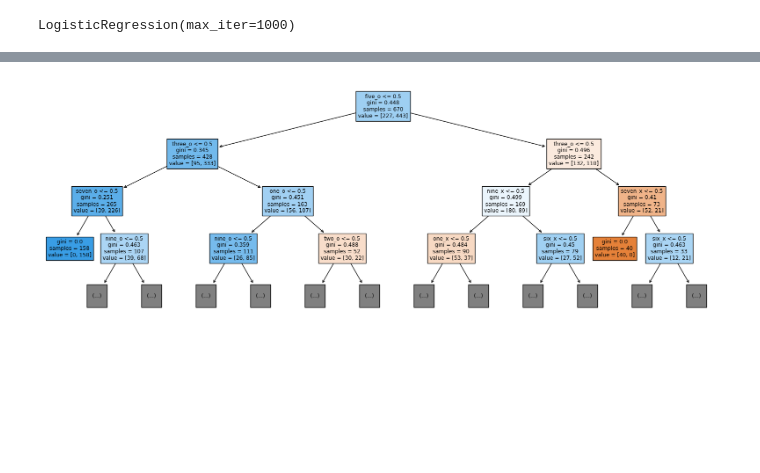
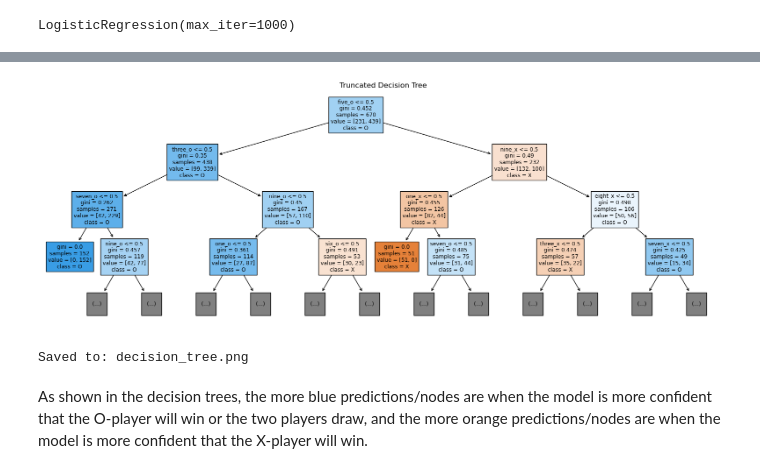
Before and after one commit to Patricker75/Data-Science-Project, a Jupyter notebook: DataExploration.ipynb, the cells around one changed output, grey strips where cells are left out. Drawn from its saved outputs; the diff is of its cells as text; code cells hidden in the pictures; blank space fills up the shorter version.

Commit message:
finished decision tree gini

```diff
--- a/DataExploration.ipynb
+++ b/DataExploration.ipynb
@@ -200,14 +200,32 @@ plt.show()
 # %%
 from sklearn.tree import plot_tree
 from matplotlib import rcParams
 
 features = X.columns
 
 rcParams['figure.figsize'] = (20, 7)
 
-fig = plt.plot(figsize=(100, 100))
-tree_plot = plot_tree(tree, filled=True, feature_names=features, max_depth=3)
+short = plot_tree(tree, filled=True, feature_names=features, max_depth=3, class_names=['X', 'O'])
+
+plt.title('Truncated Decision Tree')
+plt.show(short)
 # %% [output]
-[figure, old version]
+[figure, new version]
+# %%
+full = plot_tree(tree, filled=True, feature_names=features, class_names=['X', 'O'])
+
+rcParams['figure.figsize'] = (20, 10)
+
+img_name = 'decision_tree.png'
+
+plt.title('Full Decision Tree')
+plt.savefig(img_name, dpi=300)
+plt.close()
+
+print(f'Saved to: {img_name}')
+# %% [output]
+Saved to: decision_tree.png
+# %% [markdown]
+As shown in the decision trees, the more blue predictions/nodes are when the model is more confident that the O-player will win or the two players draw, and the more orange predictions/nodes are when the model is more confident that the X-player will win.
 # %%
 rcParams['figure.figsize'] = (6.4, 4.8)
```
Also changed, not shown: parts of 5 cells of this notebook, 2 other files.
